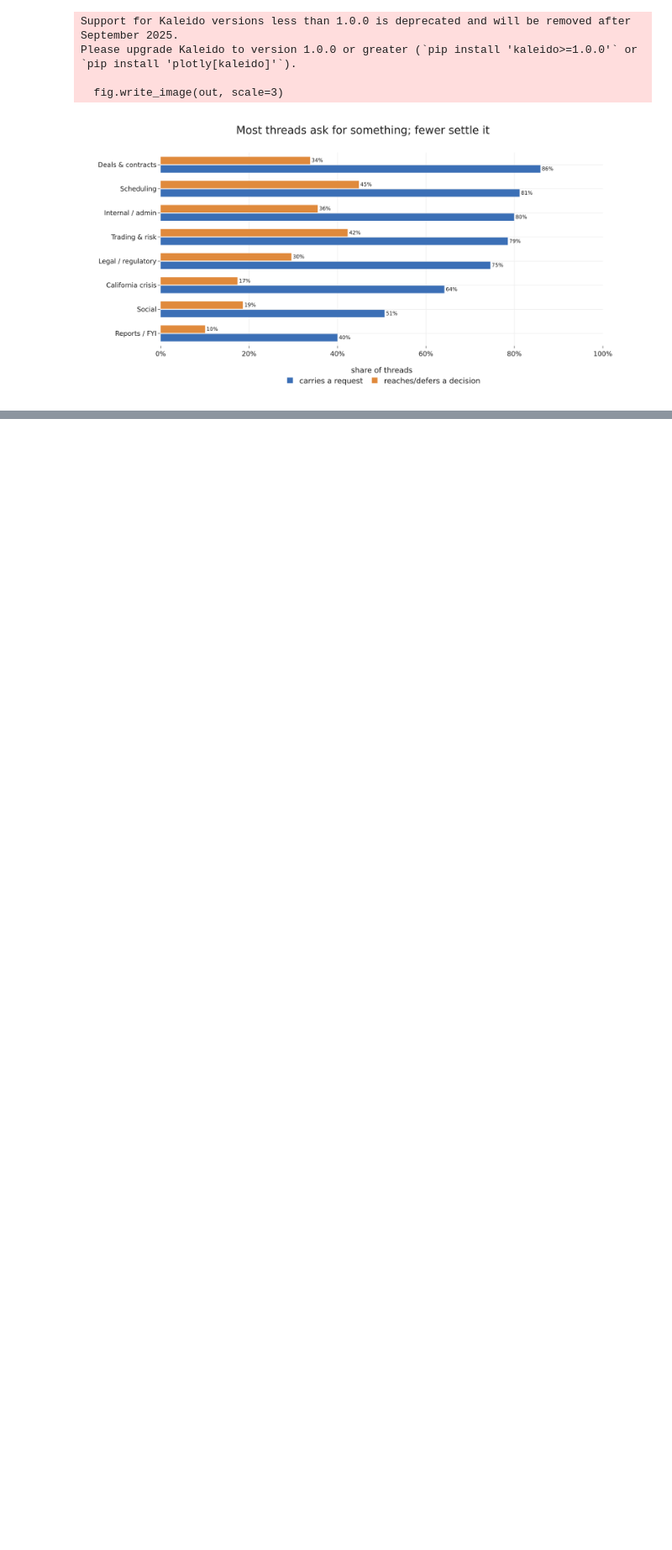
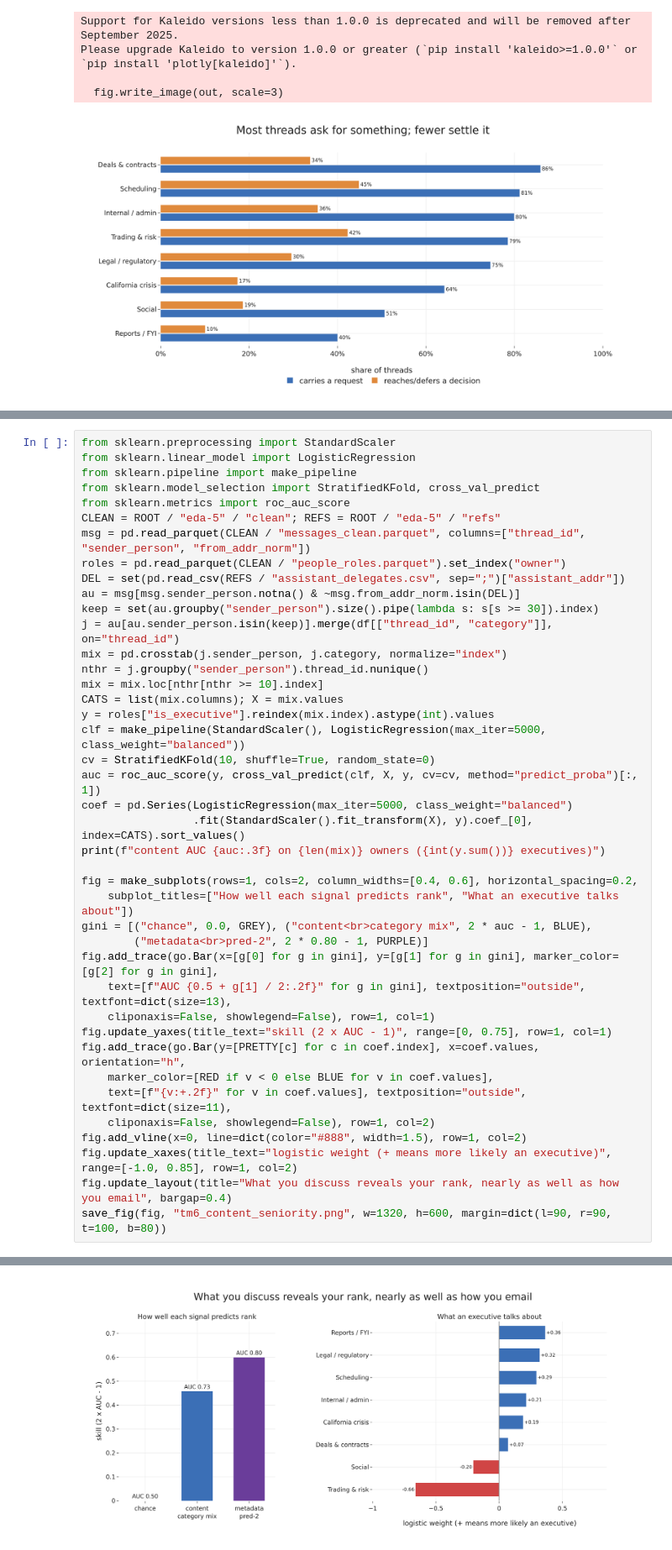
Before and after one commit to HardMax71/dm-lab-ss26-enron, a Jupyter notebook: pred-2/pred2_thread_mining.ipynb, the cells around one changed output, grey strips where cells are left out. Shown at 84% size. Drawn from its saved outputs; the diff is of its cells as text; blank space fills up the shorter version.

```diff
--- a/pred-2/pred2_thread_mining.ipynb
+++ b/pred-2/pred2_thread_mining.ipynb
@@ -166,0 +254,42 @@ natural next pass.
+# %%
+from sklearn.preprocessing import StandardScaler
+from sklearn.linear_model import LogisticRegression
+from sklearn.pipeline import make_pipeline
+from sklearn.model_selection import StratifiedKFold, cross_val_predict
+from sklearn.metrics import roc_auc_score
+CLEAN = ROOT / "eda-5" / "clean"; REFS = ROOT / "eda-5" / "refs"
+msg = pd.read_parquet(CLEAN / "messages_clean.parquet", columns=["thread_id", "sender_person", "from_addr_norm"])
+roles = pd.read_parquet(CLEAN / "people_roles.parquet").set_index("owner")
+DEL = set(pd.read_csv(REFS / "assistant_delegates.csv", sep=";")["assistant_addr"])
+au = msg[msg.sender_person.notna() & ~msg.from_addr_norm.isin(DEL)]
+keep = set(au.groupby("sender_person").size().pipe(lambda s: s[s >= 30]).index)
+j = au[au.sender_person.isin(keep)].merge(df[["thread_id", "category"]], on="thread_id")
+mix = pd.crosstab(j.sender_person, j.category, normalize="index")
+nthr = j.groupby("sender_person").thread_id.nunique()
+mix = mix.loc[nthr[nthr >= 10].index]
+CATS = list(mix.columns); X = mix.values
+y = roles["is_executive"].reindex(mix.index).astype(int).values
+clf = make_pipeline(StandardScaler(), LogisticRegression(max_iter=5000, class_weight="balanced"))
+cv = StratifiedKFold(10, shuffle=True, random_state=0)
+auc = roc_auc_score(y, cross_val_predict(clf, X, y, cv=cv, method="predict_proba")[:, 1])
+coef = pd.Series(LogisticRegression(max_iter=5000, class_weight="balanced")
+                 .fit(StandardScaler().fit_transform(X), y).coef_[0], index=CATS).sort_values()
+print(f"content AUC {auc:.3f} on {len(mix)} owners ({int(y.sum())} executives)")
+
+fig = make_subplots(rows=1, cols=2, column_widths=[0.4, 0.6], horizontal_spacing=0.2,
+    subplot_titles=["How well each signal predicts rank", "What an executive talks about"])
+gini = [("chance", 0.0, GREY), ("content<br>category mix", 2 * auc - 1, BLUE),
+        ("metadata<br>pred-2", 2 * 0.80 - 1, PURPLE)]
+fig.add_trace(go.Bar(x=[g[0] for g in gini], y=[g[1] for g in gini], marker_color=[g[2] for g in gini],
+    text=[f"AUC {0.5 + g[1] / 2:.2f}" for g in gini], textposition="outside", textfont=dict(size=13),
+    cliponaxis=False, showlegend=False), row=1, col=1)
+fig.update_yaxes(title_text="skill (2 x AUC - 1)", range=[0, 0.75], row=1, col=1)
+fig.add_trace(go.Bar(y=[PRETTY[c] for c in coef.index], x=coef.values, orientation="h",
+    marker_color=[RED if v < 0 else BLUE for v in coef.values],
+    text=[f"{v:+.2f}" for v in coef.values], textposition="outside", textfont=dict(size=11),
+    cliponaxis=False, showlegend=False), row=1, col=2)
+fig.add_vline(x=0, line=dict(color="#888", width=1.5), row=1, col=2)
+fig.update_xaxes(title_text="logistic weight (+ means more likely an executive)", range=[-1.0, 0.85], row=1, col=2)
+fig.update_layout(title="What you discuss reveals your rank, nearly as well as how you email", bargap=0.4)
+save_fig(fig, "tm6_content_seniority.png", w=1320, h=600, margin=dict(l=90, r=90, t=100, b=80))
+# %% [output]
@@ -166,0 +301 @@ natural next pass.
+[figure, added]
```
Also changed, not shown: parts of 8 cells of this notebook, 4 other files.
